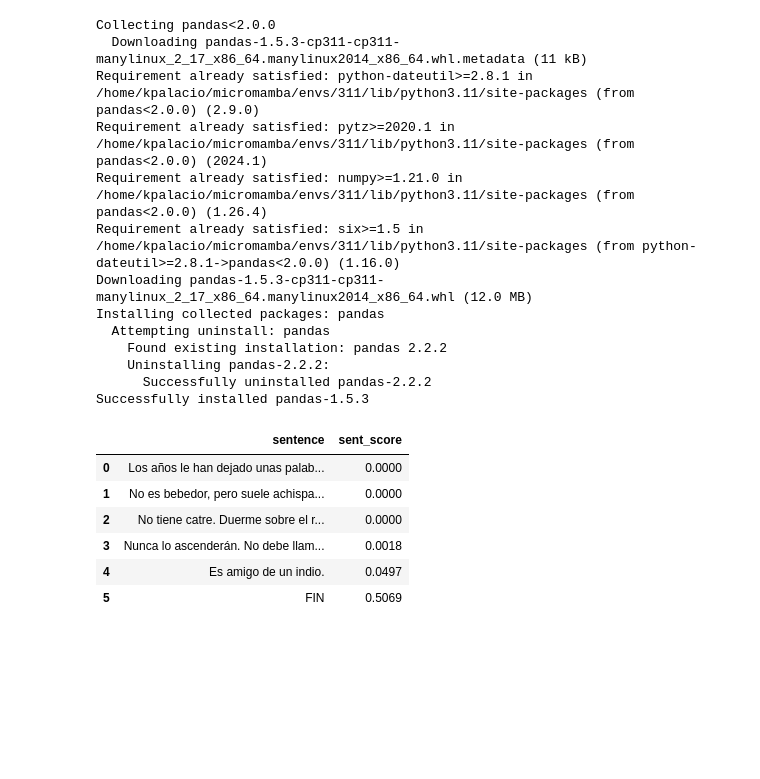
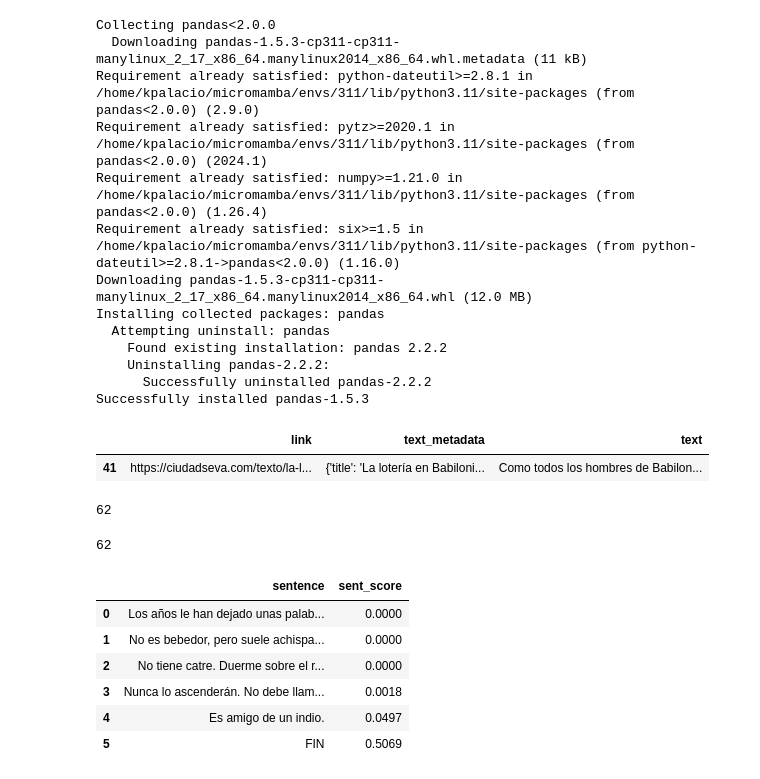
Before and after one commit to karen-pal/borges, a Jupyter notebook: borges.ipynb, the cells around one changed output. Drawn from its saved outputs; the diff is of its cells as text; code cells hidden in the pictures; blank space fills up the shorter version.

```diff
--- a/borges.ipynb
+++ b/borges.ipynb
@@ -20,6 +23,19 @@ Successfully installed pandas-1.5.3
+# %%
+borges.sample(1)
+# %% [output]
+|  | link | text_metadata | text |
+| 41 | https://ciudadseva.com/texto/la-l... | {'title': 'La lotería en Babiloni... | Como todos los hombres de Babilon... |
+# %%
+len(borges)
+# %% [output]
+62
 # %%
 with open('./datasets/datasets_pkl/sents_borges.pkl', 'rb') as f:
    sentiments = pickle.load(f)
+# %%
+len(sentiments)
+# %% [output]
+62
 # %%
 sentiments[3]
 # %% [output]
```
Also changed, not shown: parts of 11 cells of this notebook, 1 other file.
